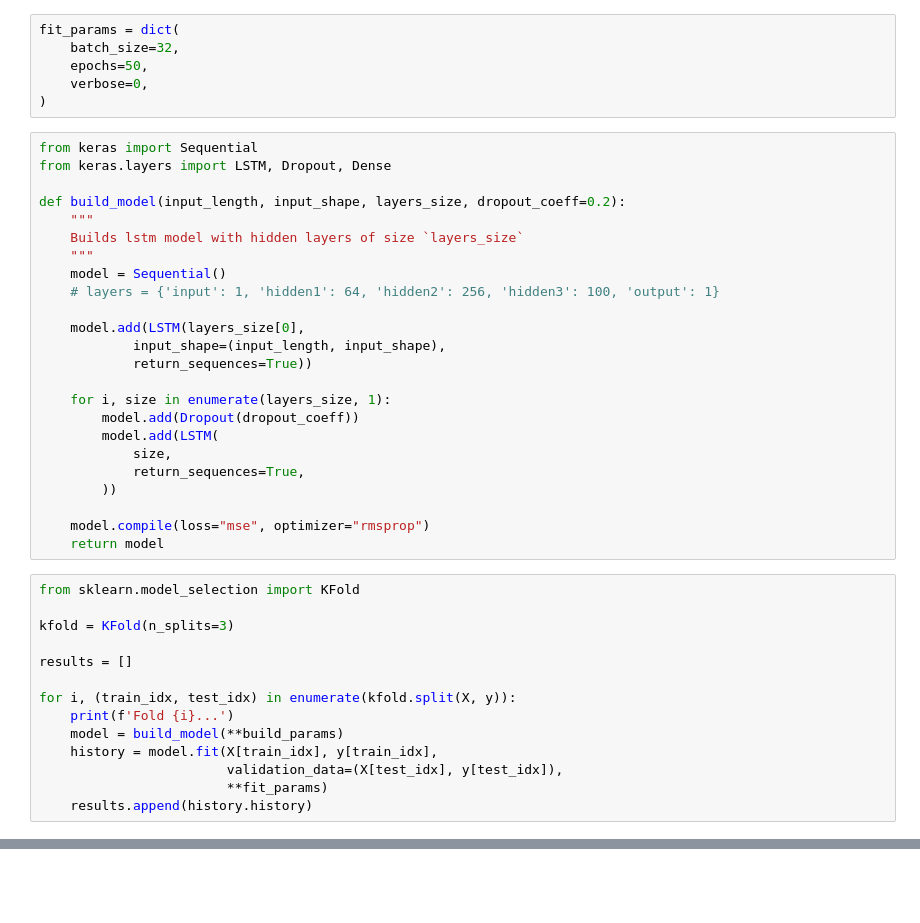
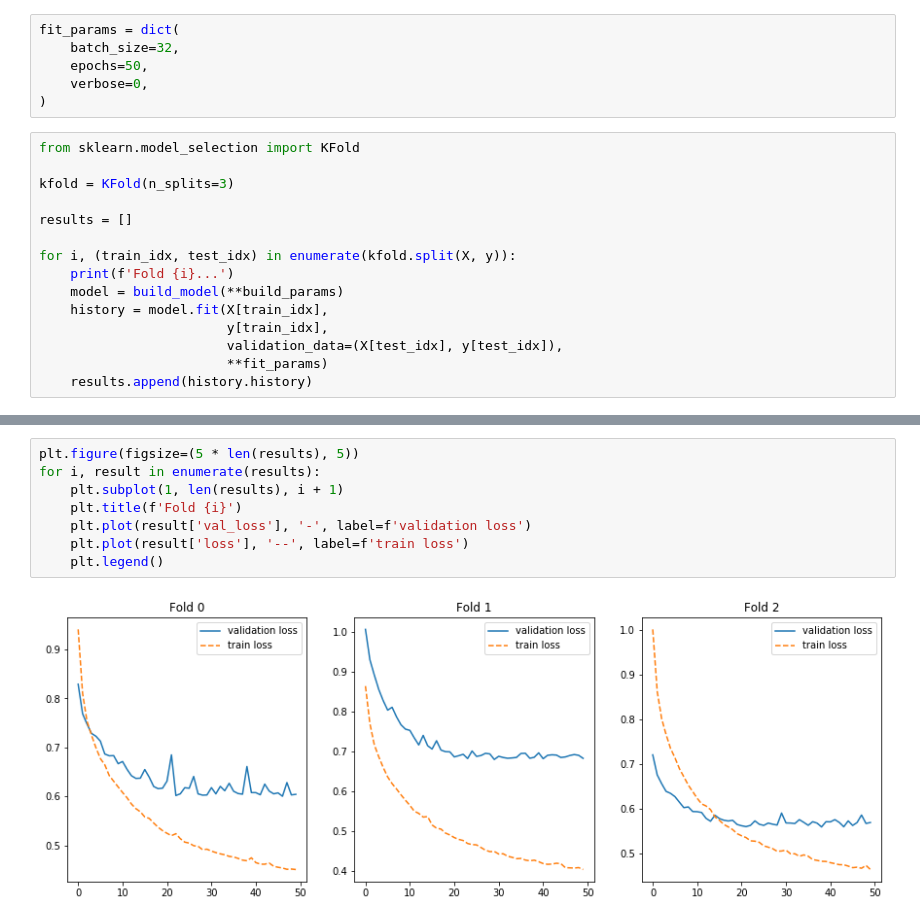
Before and after one commit to elch10/anomaly-detection, a Jupyter notebook: notebooks/lstm.ipynb, the cells around one changed output, grey strips where cells are left out. Saved outputs shown, nothing was run; the diff lists cells and outputs as text; blank space fills up the shorter version.

Commit message:
Lstm checking

```diff
--- a/notebooks/lstm.ipynb
+++ b/notebooks/lstm.ipynb
@@ -45,30 +47,6 @@ fit_params = dict(
     epochs=50,
     verbose=0,
 )
-# %%
-from keras import Sequential
-from keras.layers import LSTM, Dropout, Dense
-
-def build_model(input_length, input_shape, layers_size, dropout_coeff=0.2):
-    """
-    Builds lstm model with hidden layers of size `layers_size`
-    """
-    model = Sequential()
-    # layers = {'input': 1, 'hidden1': 64, 'hidden2': 256, 'hidden3': 100, 'output': 1}
-
-    model.add(LSTM(layers_size[0],
-            input_shape=(input_length, input_shape),
-            return_sequences=True))
-
-    for i, size in enumerate(layers_size, 1):
-        model.add(Dropout(dropout_coeff))
-        model.add(LSTM(
-            size,
-            return_sequences=True,
-        ))
-
-    model.compile(loss="mse", optimizer="rmsprop")
-    return model
 # %%
 from sklearn.model_selection import KFold
 
@@ -79,7 +57,8 @@ results = []
 for i, (train_idx, test_idx) in enumerate(kfold.split(X, y)):
     print(f'Fold {i}...')
     model = build_model(**build_params)
-    history = model.fit(X[train_idx], y[train_idx],
+    history = model.fit(X[train_idx],
+                        y[train_idx],
                         validation_data=(X[test_idx], y[test_idx]),
                         **fit_params)
     results.append(history.history)
@@ -123,0 +81,10 @@ Epoch 50/50
+# %%
+plt.figure(figsize=(5 * len(results), 5))
+for i, result in enumerate(results):
+    plt.subplot(1, len(results), i + 1)
+    plt.title(f'Fold {i}')
+    plt.plot(result['val_loss'], '-', label=f'validation loss')
+    plt.plot(result['loss'], '--', label=f'train loss')
+    plt.legend()
+# %% [output]
+[figure, added]
```
Also changed, not shown: parts of 5 cells of this notebook, 1 other file.
